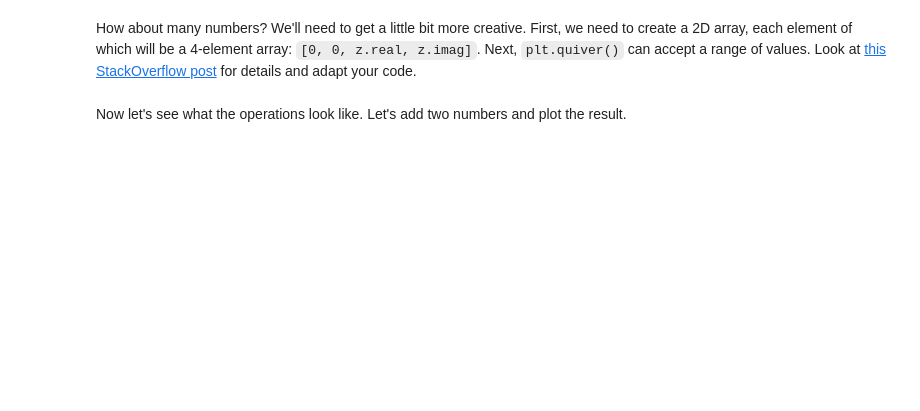
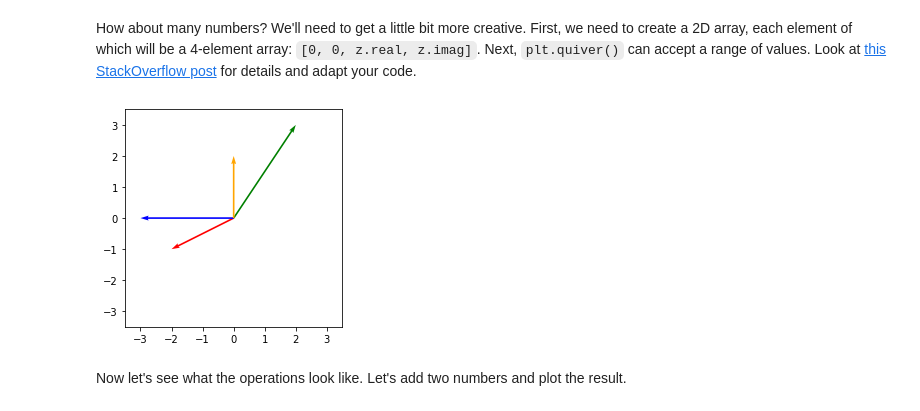
Before and after one commit to TodorNedkovski/Artificial-Intelligence-21-22, a Jupyter notebook: Basic Algrebra/04. Basic-Algebra-Exercise/Basic Algebra Exercise.ipynb, the cells around one changed output. Drawn from its saved outputs; the diff is of its cells as text; code cells hidden in the pictures; blank space fills up the shorter version.

```diff
--- a/Basic Algrebra/04. Basic-Algebra-Exercise/Basic Algebra Exercise.ipynb
+++ b/Basic Algrebra/04. Basic-Algebra-Exercise/Basic Algebra Exercise.ipynb
@@ -217,11 +220,22 @@ How about many numbers? We'll need to get a little bit more creative. First, we
 # %%
 def plot_complex_numbers(numbers, colors):
     """
     Plots the given complex numbers as radius vectors in the 2D space
     """
-    # Write your code here
-    pass
+
+    plt.xlim(-3.5, 3.5)
+    plt.ylim(-3.5, 3.5)
+    plt.gca().set_aspect("equal")
+
+    zero_plot = [0 for number in numbers]
+    real_plot = [number.real for number in numbers]
+    imag_plot = [number.imag for number in numbers]
+
+    plt.quiver(zero_plot, zero_plot, real_plot, imag_plot, angles = "xy", scale_units = "xy", scale = 1, color = colors)
+
 plot_complex_numbers([2 + 3j, -2 - 1j, -3, 2j], ["green", "red", "blue", "orange"])
+# %% [output]
+[figure, added]
 # %% [markdown]
 Now let's see what the operations look like. Let's add two numbers and plot the result.
 # %%
```
Also changed, not shown: parts of 5 cells of this notebook.
